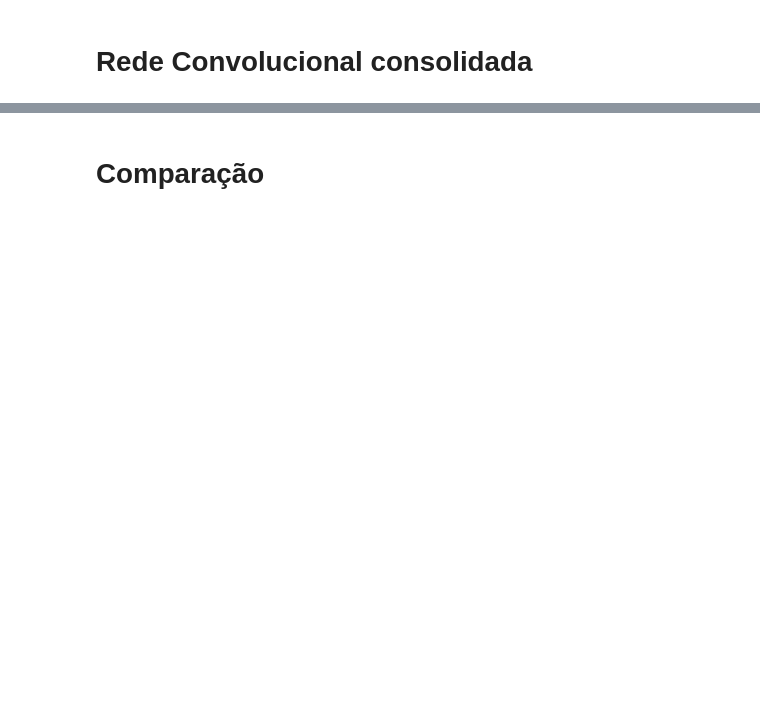
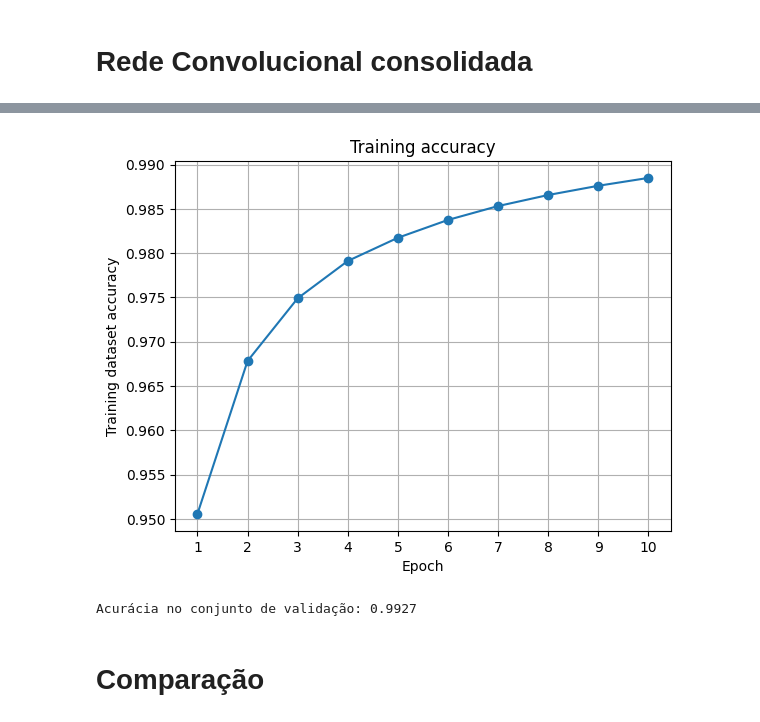
Before and after one commit to annaluizacaraciolo/DeepLearning2023, a Jupyter notebook: ListaPraticaMLPConv.ipynb, the cells around one changed output, grey strips where cells are left out. Cells and saved outputs as stored; diff of their text form; code cells hidden in the pictures; blank space fills up the shorter version.

```diff
--- a/ListaPraticaMLPConv.ipynb
+++ b/ListaPraticaMLPConv.ipynb
@@ -274,0 +545,28 @@ from tensorflow.keras.models import Sequential
+# %%
+criterion = nn.CrossEntropyLoss()
+optimizer = torch.optim.Adam(model.parameters(), lr=0.001)
+# %%
+num_epochs = 10
+total_correct = 0
+total_samples = 0
+accuracies = []
+
+for epoch in range(num_epochs):
+    model.train()
+    running_loss = 0.0
+
+    for inputs, labels in train_gen:
+        optimizer.zero_grad()
+        outputs = model(inputs)
+        loss = criterion(outputs, labels)
+        loss.backward()
+        optimizer.step()
+
+        running_loss += loss.item()
+        _, predicted = torch.max(outputs, 1)
+        total_correct += (predicted == labels).sum().item()
+        total_samples += labels.size(0)
+
+    accuracy_train = total_correct / total_samples
+    accuracies.append(accuracy_train)
+    print(f'Epoch {epoch + 1}/{num_epochs}, Loss: {running_loss/len(train_gen):.4f}')
@@ -275,2 +584,29 @@ from tensorflow.keras.models import Sequential
+# %%
+plt.figure()
+plt.plot(range(1, num_epochs + 1), accuracies, marker='o')
+plt.xlabel('Epoch')
+plt.ylabel('Training dataset accuracy')
+plt.title('Training accuracy')
+plt.grid(True)
+plt.xticks(range(1, num_epochs + 1))
+plt.show()
+# %% [output]
+[figure, added]
+# %%
+model.eval()
+
+total_correct = 0
+total_samples = len(test_data)
+
+with torch.no_grad():
+    for inputs, labels in test_gen:
+        outputs = model(inputs)
+        _, predicted = torch.max(outputs, 1)
+        total_correct += (predicted == labels).sum().item()
+
+accuracy = total_correct / total_samples
+print(f'Acurácia no conjunto de validação: {accuracy:.4f}')
+# %% [output]
+Acurácia no conjunto de validação: 0.9927
 # %% [markdown]
 # Comparação
```
Also changed, not shown: parts of 10 cells of this notebook.
